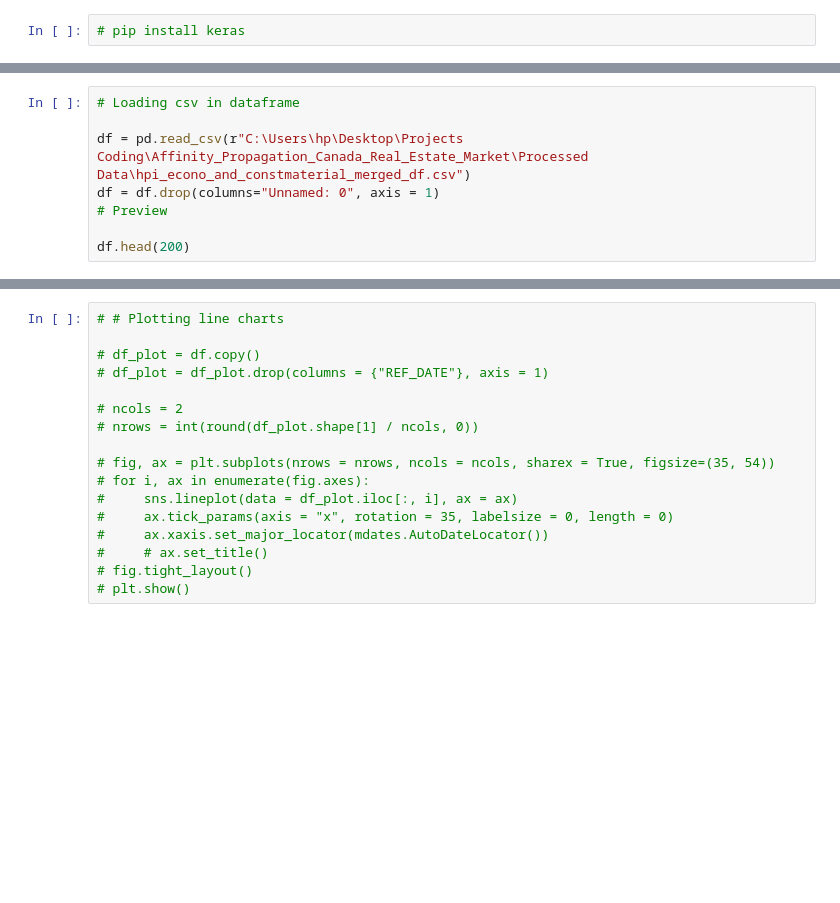
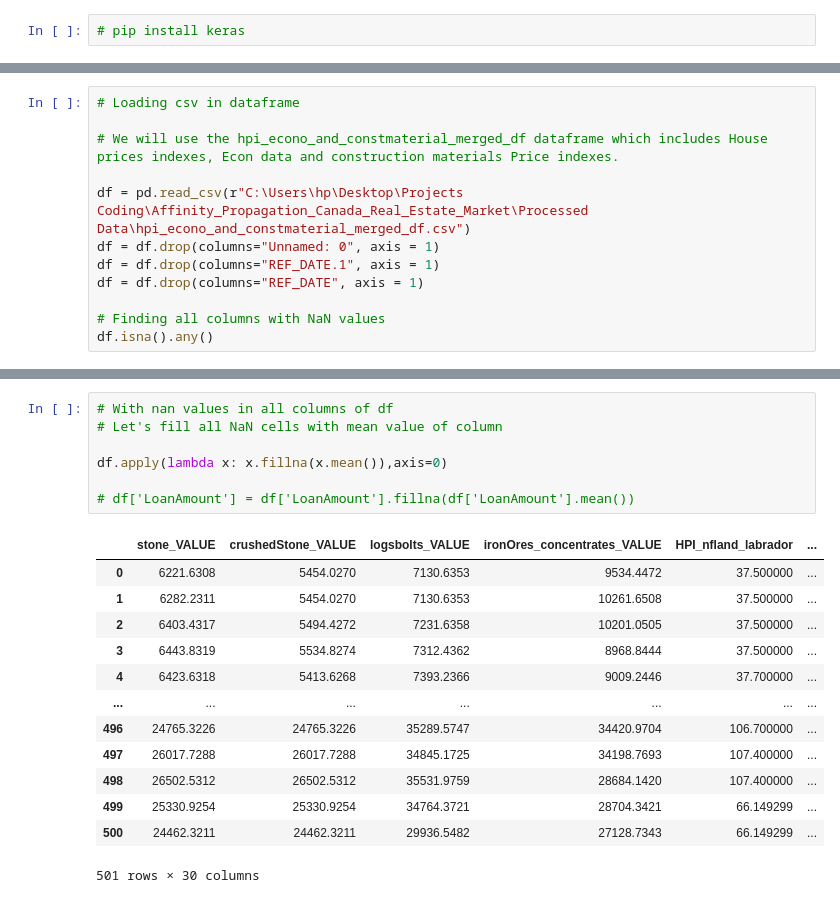
Before and after one commit to HoussamZak/Affinity_Propagation_and_Correlation_Analysis_Canada_Real_Estate, a Jupyter notebook: 6_Price_Prediction_ML.ipynb, the cells around one changed output, grey strips where cells are left out. Saved outputs shown, nothing was run; the diff lists cells and outputs as text; blank space fills up the shorter version.

Commit message:
replaced_nan_values_forbetterModel

```diff
--- a/6_Price_Prediction_ML.ipynb
+++ b/6_Price_Prediction_ML.ipynb
@@ -58,9 +47,13 @@ Tensorflow version is 2.10.0
 # %%
 # Loading csv in dataframe
 
+# We will use the hpi_econo_and_constmaterial_merged_df dataframe which includes House prices indexes, Econ data and construction materials Price indexes.
+
 df = pd.read_csv(r"C:\Users\hp\Desktop\Projects Coding\Affinity_Propagation_Canada_Real_Estate_Market\Processed Data\hpi_econo_and_constmaterial_merged_df.csv")
 df = df.drop(columns="Unnamed: 0", axis = 1)
-# Preview
+df = df.drop(columns="REF_DATE.1", axis = 1)
+df = df.drop(columns="REF_DATE", axis = 1)
 
-df.head(200)
+# Finding all columns with NaN values
+df.isna().any()
 # %% [output]
@@ -80,20 +77,24 @@ df.head(200)
-# %%
-# # Plotting line charts
-
-# df_plot = df.copy()
-# df_plot = df_plot.drop(columns = {"REF_DATE"}, axis = 1)
-
-# ncols = 2
-# nrows = int(round(df_plot.shape[1] / ncols, 0))
-
-# fig, ax = plt.subplots(nrows = nrows, ncols = ncols, sharex = True, figsize=(35, 54))
-# for i, ax in enumerate(fig.axes):
-#     sns.lineplot(data = df_plot.iloc[:, i], ax = ax)
-#     ax.tick_params(axis = "x", rotation = 35, labelsize = 0, length = 0)
-#     ax.xaxis.set_major_locator(mdates.AutoDateLocator())
-#     # ax.set_title()
-# fig.tight_layout()
-# plt.show()
+# %%
+# With nan values in all columns of df
+# Let's fill all NaN cells with mean value of column
+
+df.apply(lambda x: x.fillna(x.mean()),axis=0)
+
+# df['LoanAmount'] = df['LoanAmount'].fillna(df['LoanAmount'].mean())
+# %% [output]
+|  | stone_VALUE | crushedStone_VALUE | logsbolts_VALUE | ironOres_concentrates_VALUE | HPI_nfland_labrador | ... |
+| 0 | 6221.6308 | 5454.0270 | 7130.6353 | 9534.4472 | 37.500000 | ... |
+| 1 | 6282.2311 | 5454.0270 | 7130.6353 | 10261.6508 | 37.500000 | ... |
+| 2 | 6403.4317 | 5494.4272 | 7231.6358 | 10201.0505 | 37.500000 | ... |
+| 3 | 6443.8319 | 5534.8274 | 7312.4362 | 8968.8444 | 37.500000 | ... |
+| 4 | 6423.6318 | 5413.6268 | 7393.2366 | 9009.2446 | 37.700000 | ... |
+| ... | ... | ... | ... | ... | ... | ... |
+| 496 | 24765.3226 | 24765.3226 | 35289.5747 | 34420.9704 | 106.700000 | ... |
+| 497 | 26017.7288 | 26017.7288 | 34845.1725 | 34198.7693 | 107.400000 | ... |
+| 498 | 26502.5312 | 26502.5312 | 35531.9759 | 28684.1420 | 107.400000 | ... |
+| 499 | 25330.9254 | 25330.9254 | 34764.3721 | 28704.3421 | 66.149299 | ... |
+| 500 | 24462.3211 | 24462.3211 | 29936.5482 | 27128.7343 | 66.149299 | ... |
+501 rows × 30 columns
 # %%
 # Given columns with long successions of NaN values let's drop these column before building our Model.
 
```
Also changed, not shown: parts of 11 cells of this notebook, 4 other files.
